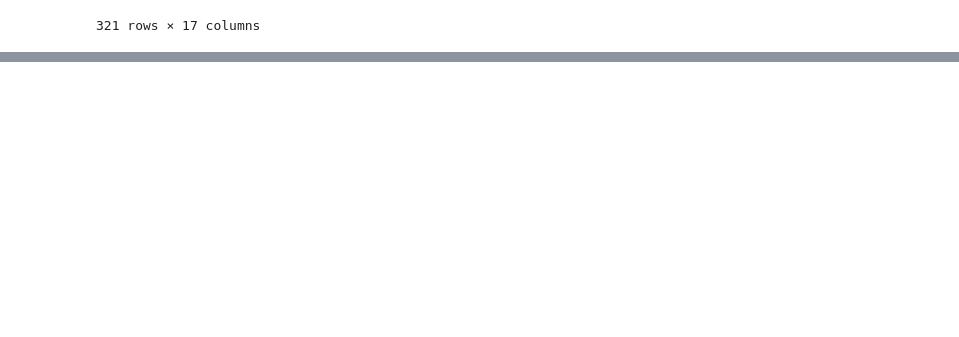
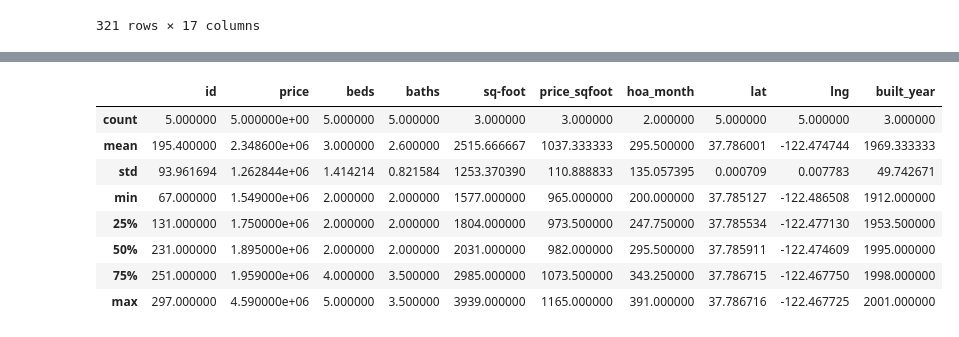
Before and after one commit to jennylynnramz/Project2, a Jupyter notebook: JenniferWorkingFiles/NeighborhoodMatch/cleaning_neighborhood_names.ipynb, the cells around one changed output, grey strips where cells are left out. Drawn from its saved outputs; the diff is of its cells as text; code cells hidden in the pictures; blank space fills up the shorter version.

```diff
--- a/JenniferWorkingFiles/NeighborhoodMatch/cleaning_neighborhood_names.ipynb
+++ b/JenniferWorkingFiles/NeighborhoodMatch/cleaning_neighborhood_names.ipynb
@@ -298,0 +344,14 @@ redfin_list_one.to_csv('redfin_neighborhood_match_data.csv', index = True)
+# %%
+lakeshore_df = redfin_list_one.loc[(redfin_list_one['neighborhoods'] == 'Lakeshore')]
+
+lakeshore_df.describe()
+# %% [output]
+|  | id | price | beds | baths | sq-foot | price_sqfoot | hoa_month | lat | lng | built_year |
+| count | 5.000000 | 5.000000e+00 | 5.000000 | 5.000000 | 3.000000 | 3.000000 | 2.000000 | 5.000000 | 5.000000 | 3.000000 |
+| mean | 195.400000 | 2.348600e+06 | 3.000000 | 2.600000 | 2515.666667 | 1037.333333 | 295.500000 | 37.786001 | -122.474744 | 1969.333333 |
+| std | 93.961694 | 1.262844e+06 | 1.414214 | 0.821584 | 1253.370390 | 110.888833 | 135.057395 | 0.000709 | 0.007783 | 49.742671 |
+| min | 67.000000 | 1.549000e+06 | 2.000000 | 2.000000 | 1577.000000 | 965.000000 | 200.000000 | 37.785127 | -122.486508 | 1912.000000 |
+| 25% | 131.000000 | 1.750000e+06 | 2.000000 | 2.000000 | 1804.000000 | 973.500000 | 247.750000 | 37.785534 | -122.477130 | 1953.500000 |
+| 50% | 231.000000 | 1.895000e+06 | 2.000000 | 2.000000 | 2031.000000 | 982.000000 | 295.500000 | 37.785911 | -122.474609 | 1995.000000 |
+| 75% | 251.000000 | 1.959000e+06 | 4.000000 | 3.500000 | 2985.000000 | 1073.500000 | 343.250000 | 37.786715 | -122.467750 | 1998.000000 |
+| max | 297.000000 | 4.590000e+06 | 5.000000 | 3.500000 | 3939.000000 | 1165.000000 | 391.000000 | 37.786716 | -122.467725 | 2001.000000 |
```
Also changed, not shown: parts of 8 cells of this notebook, 1 other file.
